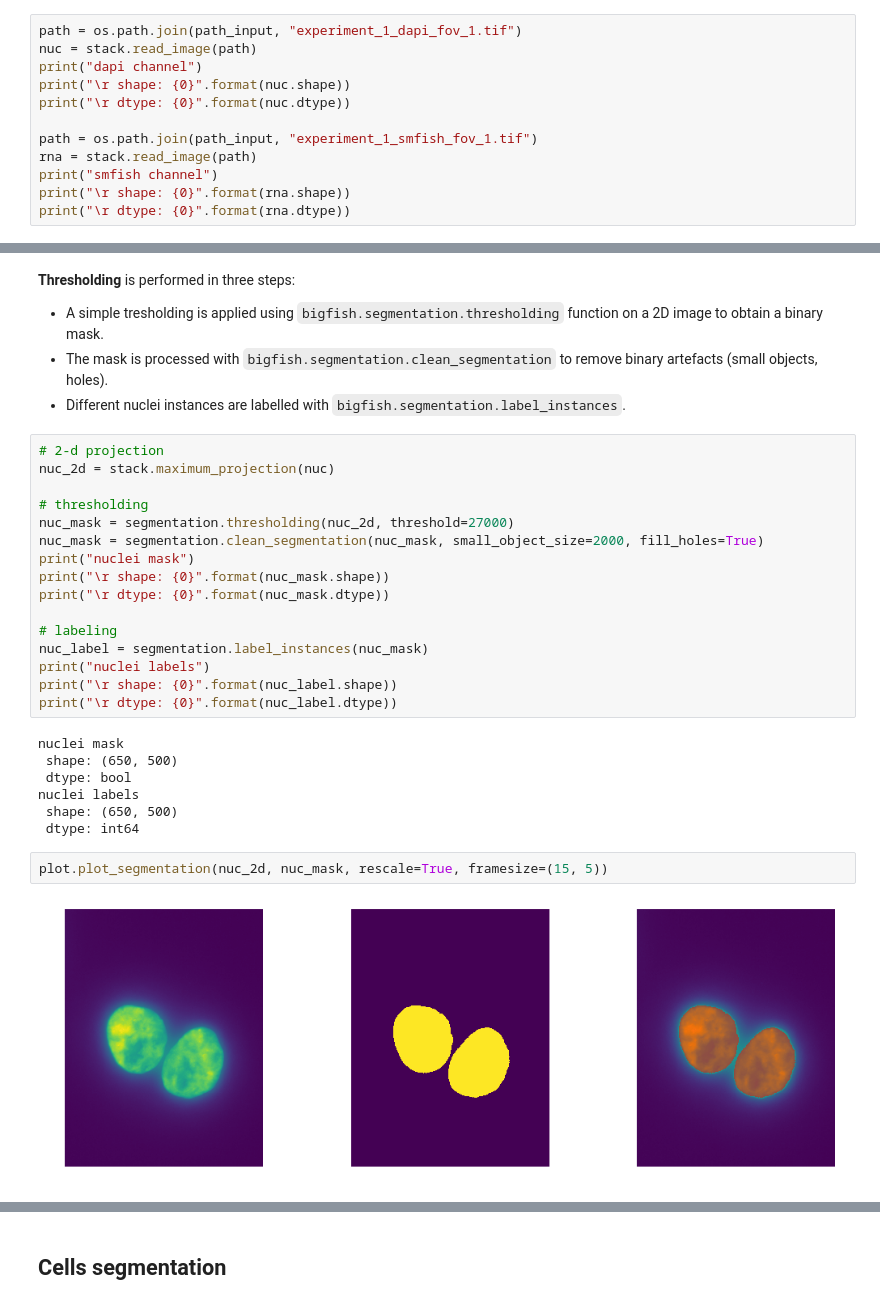
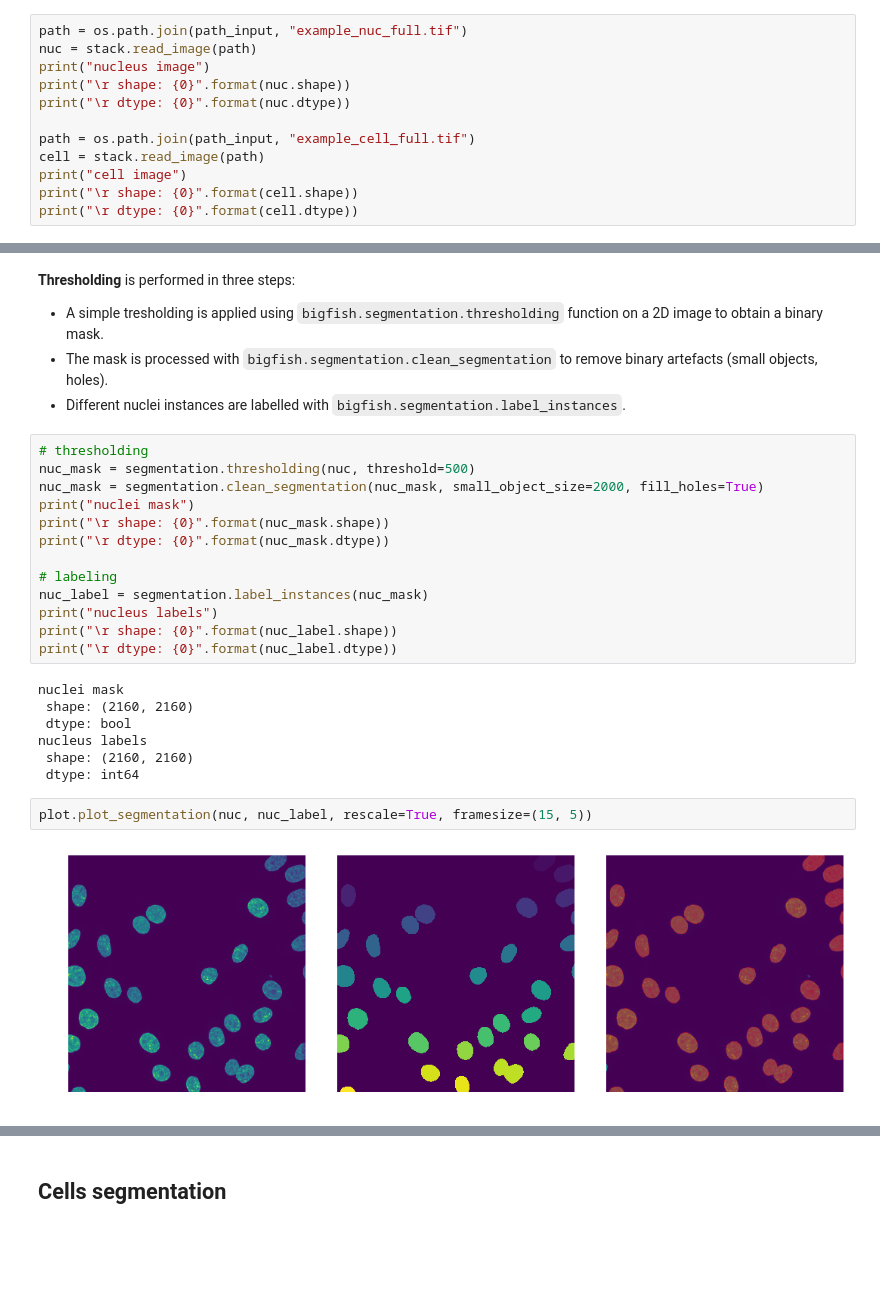
Before and after one commit to fish-quant/big-fish-examples, a Jupyter notebook: notebooks/4 - Segment nuclei and cells.ipynb, the cells around one changed output, grey strips where cells are left out. Saved outputs shown, nothing was run; the diff lists cells and outputs as text; blank space fills up the shorter version.

```diff
--- a/notebooks/4 - Segment nuclei and cells.ipynb
+++ b/notebooks/4 - Segment nuclei and cells.ipynb
@@ -32,13 +40,13 @@ In this notebook, we show examples of nucleus and cell segmentation. We use 2D p
 # %%
-path = os.path.join(path_input, "experiment_1_dapi_fov_1.tif")
+path = os.path.join(path_input, "example_nuc_full.tif")
 nuc = stack.read_image(path)
-print("dapi channel")
+print("nucleus image")
 print("\r shape: {0}".format(nuc.shape))
 print("\r dtype: {0}".format(nuc.dtype))
 
-path = os.path.join(path_input, "experiment_1_smfish_fov_1.tif")
-rna = stack.read_image(path)
-print("smfish channel")
-print("\r shape: {0}".format(rna.shape))
-print("\r dtype: {0}".format(rna.dtype))
+path = os.path.join(path_input, "example_cell_full.tif")
+cell = stack.read_image(path)
+print("cell image")
+print("\r shape: {0}".format(cell.shape))
+print("\r dtype: {0}".format(cell.dtype))
 # %% [output]
@@ -58,11 +66,8 @@ smfish channel
 - The mask is processed with `bigfish.segmentation.clean_segmentation` to remove binary artefacts (small objects, holes).
 - Different nuclei instances are labelled with `bigfish.segmentation.label_instances`.
 # %%
-# 2-d projection
-nuc_2d = stack.maximum_projection(nuc)
-
 # thresholding
-nuc_mask = segmentation.thresholding(nuc_2d, threshold=27000)
+nuc_mask = segmentation.thresholding(nuc, threshold=500)
 nuc_mask = segmentation.clean_segmentation(nuc_mask, small_object_size=2000, fill_holes=True)
 print("nuclei mask")
 print("\r shape: {0}".format(nuc_mask.shape))
@@ -70,18 +75,18 @@ print("\r dtype: {0}".format(nuc_mask.dtype))
 
 # labeling
 nuc_label = segmentation.label_instances(nuc_mask)
-print("nuclei labels")
+print("nucleus labels")
 print("\r shape: {0}".format(nuc_label.shape))
 print("\r dtype: {0}".format(nuc_label.dtype))
 # %% [output]
 nuclei mask
- shape: (650, 500)
+ shape: (2160, 2160)
  dtype: bool
-nuclei labels
- shape: (650, 500)
+nucleus labels
+ shape: (2160, 2160)
  dtype: int64
 # %%
-plot.plot_segmentation(nuc_2d, nuc_mask, rescale=True, framesize=(15, 5))
+plot.plot_segmentation(nuc, nuc_label, rescale=True, framesize=(15, 5))
 # %% [output]
-[figure, old version]
+[figure, new version]
 # %% [markdown]
```
Also changed, not shown: parts of 22 cells of this notebook, 10 other files.
